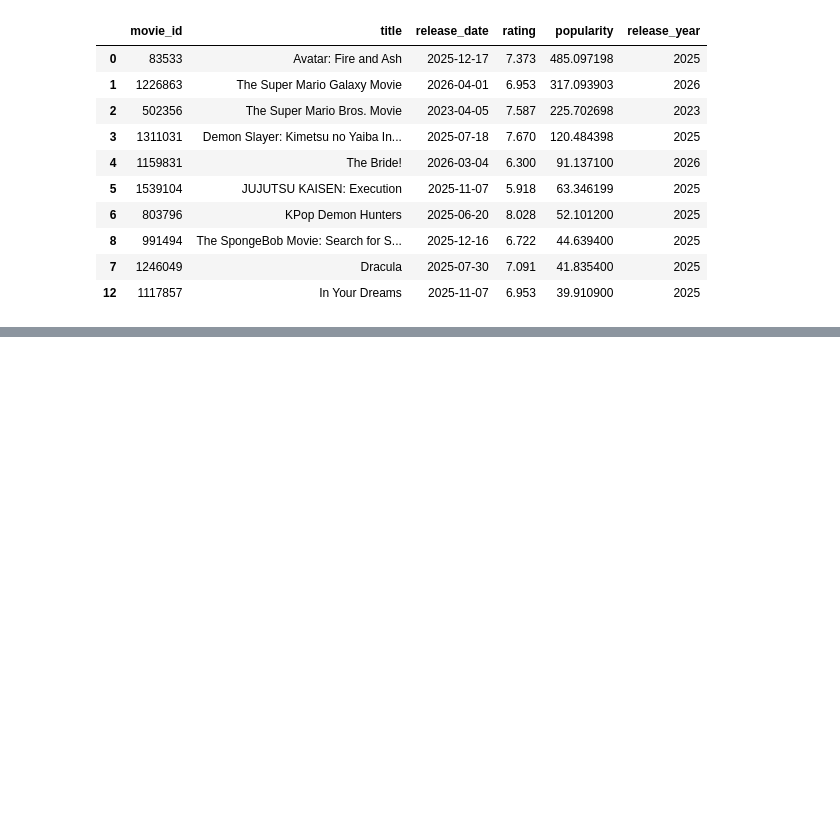
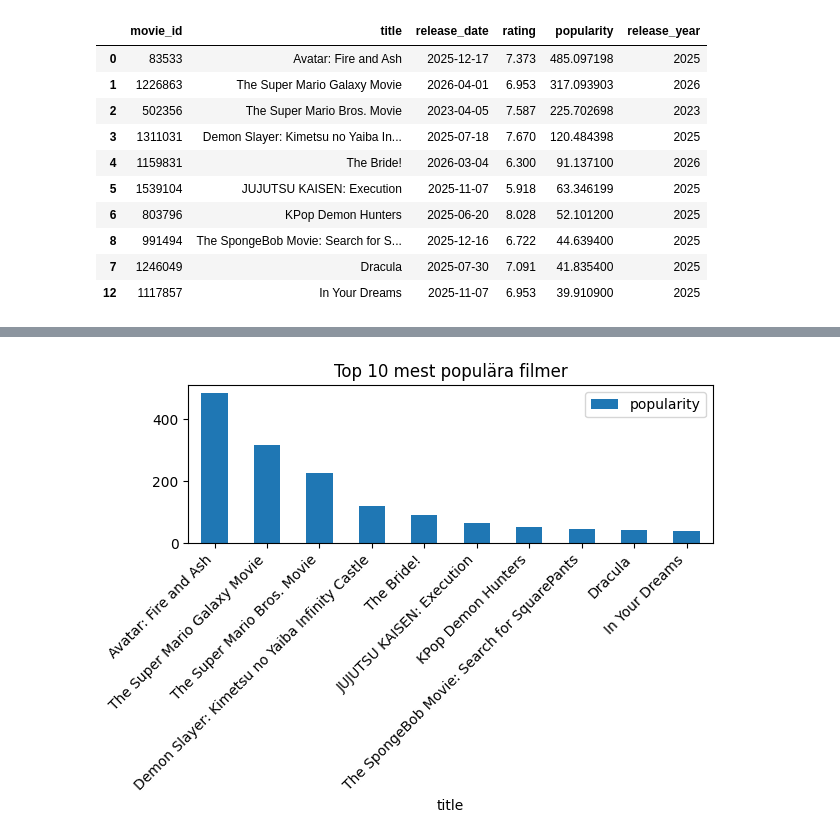
Before and after one commit to GrannyApples/Grupp7_Datavisualisering_DE_UX, a Jupyter notebook: notebooks/eda_ghalia.ipynb, the cells around one changed output, grey strips where cells are left out. Saved outputs shown, nothing was run; the diff lists cells and outputs as text; code cells hidden in the pictures; blank space fills up the shorter version.

```diff
--- a/notebooks/eda_ghalia.ipynb
+++ b/notebooks/eda_ghalia.ipynb
@@ -166,0 +198,7 @@ df.sort_values('popularity', ascending=False).head(10)  # visa de 10 filmer som
+# %%
+df.sort_values('popularity', ascending=False).head(10).plot(x='title', y='popularity', kind='bar')
+plt.title('Top 10 mest populära filmer')
+plt.xticks(rotation=45, ha='right')
+plt.tight_layout()
+# %% [output]
+[figure, added]
```
Also changed, not shown: parts of 8 cells of this notebook.
